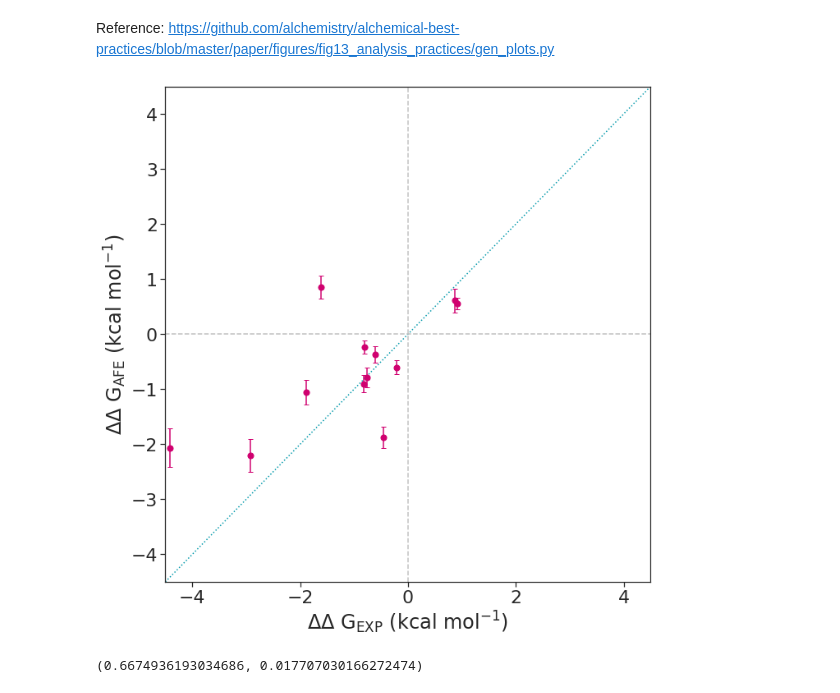
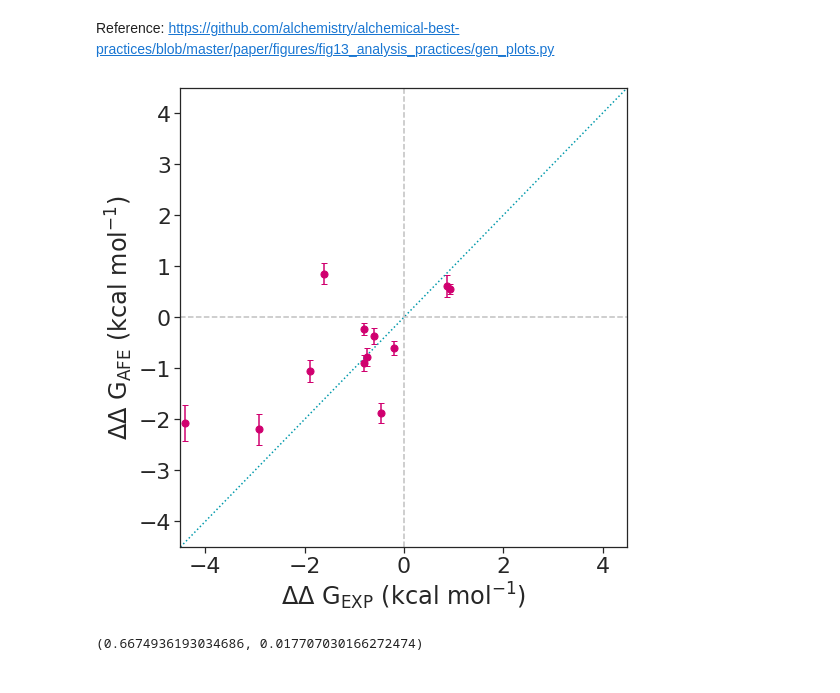
Before and after one commit to jasmin-guven/first_year_project, a Jupyter notebook: execution_model/scripts/correlation.ipynb, the cells around one changed output. Saved outputs shown, nothing was run; the diff lists cells and outputs as text; code cells hidden in the pictures.

```diff
--- a/execution_model/scripts/correlation.ipynb
+++ b/execution_model/scripts/correlation.ipynb
@@ -14,31 +14,31 @@ ddg_afe = ddg_data["ddg_afe"].to_numpy()
 exp_err = ddg_data["ddg_exp_err"].to_numpy()
 afe_err = ddg_data["ddg_afe_err"].to_numpy()
 # %%
-plt.figure(figsize=(10, 10))
+plt.figure(figsize=(8, 8))
 sns.set(context="notebook", palette="colorblind", style="ticks", font_scale=2)
 plt.scatter(ddg_exp, ddg_afe, s=50, color="#D0006F")
 plt.scatter(3, 2.5, s=0)
 
 (_, caps, _) = plt.errorbar(ddg_exp,
                            ddg_afe,
                            color="#D0006F",
                            yerr=afe_err,
                            capsize=3,
                            linestyle="",
                            zorder=-1)
 
 plt.plot([-4.5, 4.5], [-4.5, 4.5], color="#0099AB", linestyle=":", zorder=-1)
 plt.vlines(0, -4.5, 4.5, color = "silver", linestyle="--", zorder=-1)
 plt.hlines(0, -4.5, 4.5, color = "silver", linestyle="--", zorder=-1)
 
 plt.xlabel(r"$\Delta\Delta$ G$_{\mathrm{EXP}}$ (kcal mol$^{-1}$)")
 plt.ylabel(r"$\Delta\Delta$ G$_{\mathrm{AFE}}$ (kcal mol$^{-1}$)")
 plt.xlim(-4.5, 4.5)
 plt.ylim(-4.5, 4.5)
 plt.tight_layout()
 plt.savefig("../../plots/free_energy/correlation.pdf")
 # %% [output]
-[figure, old version]
+[figure, new version]
 # %%
 pearson_r = scipy.stats.pearsonr(ddg_exp, ddg_afe)
 pearson_r
```
Also changed, not shown: 1 other file.
